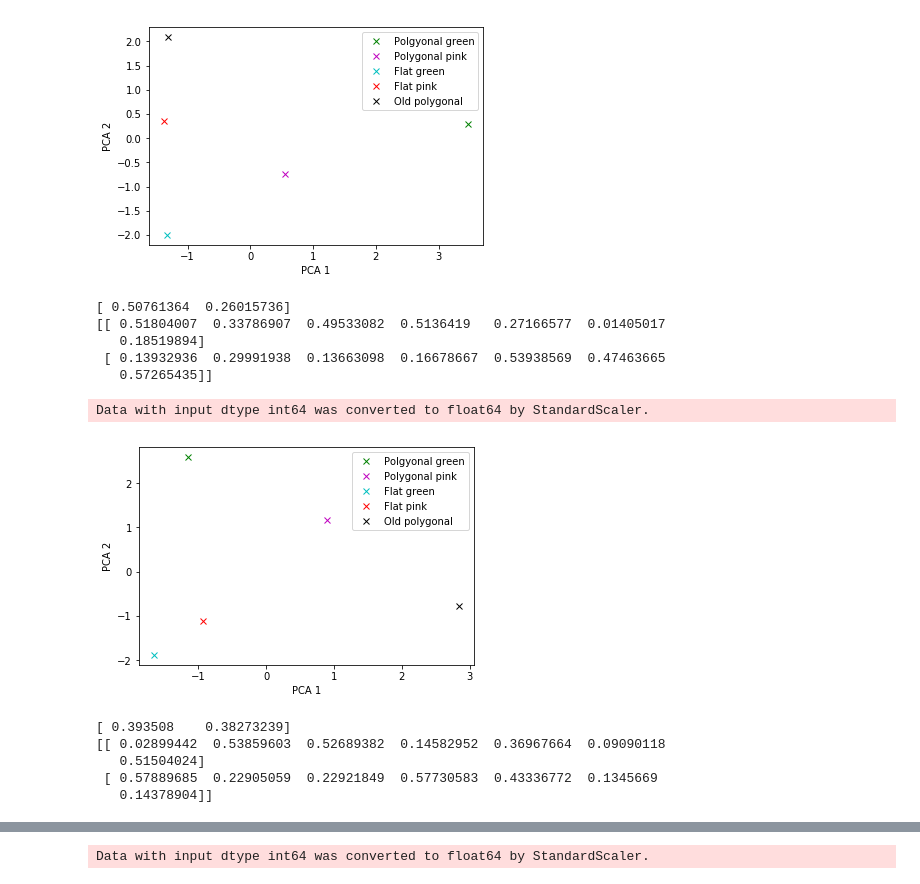
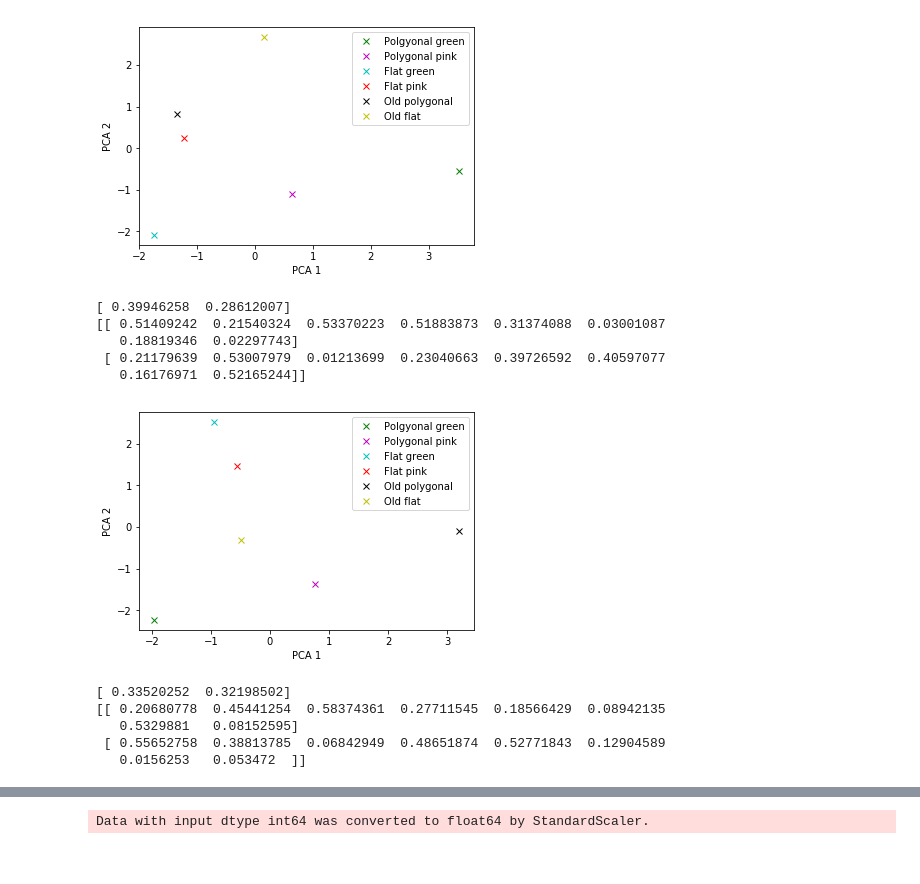
Before and after one commit to sriemer1/senior-thesis, a Jupyter notebook: Jmicrovision data .ipynb, the cells around one changed output, grey strips where cells are left out. Saved outputs shown, nothing was run; the diff lists cells and outputs as text; code cells hidden in the pictures.

```diff
--- a/Jmicrovision data .ipynb
+++ b/Jmicrovision data .ipynb
@@ -240,44 +254,46 @@ plt.show()
 # %%
 #PCA on point count data separated into layers renormalized without amorphous organic matter, relative abundances
 
 from sklearn import decomposition
 from sklearn import datasets
 from sklearn import linear_model
 import numpy as np
 import scipy
 from scipy import *
 from sklearn.preprocessing import StandardScaler
 import matplotlib.pyplot as plt
 
-X=np.array([[42.578125,40.234375,10.546875,6.25,0.390625,0,0],
-[16.01423488,53.7366548,24.19928826,3.558718861,1.067615658,1.423487544,0],
-[3.496503497,44.05594406,37.76223776,1.398601399,12.58741259,0.699300699,0],
-[4.697986577,62.41610738,27.51677852,0,5.369127517,0,0],
-[10.98901099,55.31135531,32.96703297,0,0.366300366,0,0.366300366]])
+X=np.array([[42.578125,40.234375,10.546875,6.25,0.390625,0,0,0],
+[16.01423488,53.7366548,24.19928826,3.558718861,1.067615658,1.423487544,0,0],
+[3.496503497,44.05594406,37.76223776,1.398601399,12.58741259,0.699300699,0,0],
+[4.697986577,62.41610738,27.51677852,0,5.369127517,0,0,0],
+[10.98901099,55.31135531,32.96703297,0,0.366300366,0,0.366300366,0],
+[29.62962963,69.13580247,28.39506173,1.234567901,0.617283951,0,0,0.617283951]])
 
 X_std = StandardScaler().fit_transform(X)
 pca = decomposition.PCA(n_components=2)
 Y = pca.fit_transform(X_std)
 
 p1,=plt.plot(Y[0][0],Y[0][1],'gx',label='Polgyonal green')
 p2,=plt.plot(Y[1][0],Y[1][1],'mx', label='Polygonal pink')
 p3,=plt.plot(Y[2][0],Y[2][1],'cx',label='Flat green')
 p4,=plt.plot(Y[3][0],Y[3][1],'rx',label='Flat pink')
 p5,=plt.plot(Y[4][0],Y[4][1],'kx',label='Old polygonal')
-plt.legend(handles=[p1, p2,p3,p4,p5])
+p6,=plt.plot(Y[5][0],Y[5][1],'yx',label='Old flat')
+plt.legend(handles=[p1, p2,p3,p4,p5,p6])
 plt.xlabel('PCA 1')
 plt.ylabel('PCA 2')
 plt.show()
 
 print(pca.explained_variance_ratio_) #what percent of the variance PCA 1 and 2 explain
 print(abs(pca.components_)) #component scores, how much each variable influences PCA 1 and 2
 # %% [output]
-[figure, old version]
+[figure, new version]
-[ 0.50761364  0.26015736]
-[[ 0.51804007  0.33786907  0.49533082  0.5136419   0.27166577  0.01405017
-   0.18519894]
- [ 0.13932936  0.29991938  0.13663098  0.16678667  0.53938569  0.47463665
-   0.57265435]]
+[ 0.39946258  0.28612007]
+[[ 0.51409242  0.21540324  0.53370223  0.51883873  0.31374088  0.03001087
+   0.18819346  0.02297743]
+ [ 0.21179639  0.53007979  0.01213699  0.23040663  0.39726592  0.40597077
+   0.16176971  0.52165244]]
 # %%
 #PCA on point count data separated into layers renormalized without amorphous organic matter, absolute abundances
 
@@ -290,11 +306,12 @@ from scipy import *
 from sklearn.preprocessing import StandardScaler
 import matplotlib.pyplot as plt
 
-X=np.array([[109, 103, 27, 16,1,0,0],
-[45,151,68,10,3,4,0],
-[5,63,54,2,18,1,0],
-[7,93,41,0,8,0,0],
-[30,151,90,0,1,0,1]])
+X=np.array([[109, 103, 27, 16,1,0,0,0],
+[45,151,68,10,3,4,0,0],
+[5,63,54,2,18,1,0,0],
+[7,93,41,0,8,0,0,0],
+[30,151,90,0,1,0,1,0],
+[48,112,46,2,1,0,0,1]])
 
 X_std = StandardScaler().fit_transform(X)
 pca = decomposition.PCA(n_components=2)
@@ -305,7 +322,8 @@ p2,=plt.plot(Y[1][0],Y[1][1],'mx', label='Polygonal pink')
 p3,=plt.plot(Y[2][0],Y[2][1],'cx',label='Flat green')
 p4,=plt.plot(Y[3][0],Y[3][1],'rx',label='Flat pink')
 p5,=plt.plot(Y[4][0],Y[4][1],'kx',label='Old polygonal')
-plt.legend(handles=[p1, p2,p3,p4,p5])
+p6,=plt.plot(Y[5][0],Y[5][1],'yx',label='Old flat')
+plt.legend(handles=[p1, p2,p3,p4,p5,p6])
 plt.xlabel('PCA 1')
 plt.ylabel('PCA 2')
 plt.show()
@@ -313,13 +331,12 @@ plt.show()
 print(pca.explained_variance_ratio_) #what percent of the variance PCA 1 and 2 explain
 print(abs(pca.components_)) #component scores, how much each variable influences PCA 1 and 2
 # %% [output]
+[figure, new version]
-Data with input dtype int64 was converted to float64 by StandardScaler.
+[ 0.33520252  0.32198502]
+[[ 0.20680778  0.45441254  0.58374361  0.27711545  0.18566429  0.08942135
+   0.5329881   0.08152595]
+ [ 0.55652758  0.38813785  0.06842949  0.48651874  0.52771843  0.12904589
+   0.0156253   0.053472  ]]
-[figure, old version]
-[ 0.393508    0.38273239]
-[[ 0.02899442  0.53859603  0.52689382  0.14582952  0.36967664  0.09090118
-   0.51504024]
- [ 0.57889685  0.22905059  0.22921849  0.57730583  0.43336772  0.1345669
-   0.14378904]]
 # %%
 #PCA on point count data of bulk mats, without amorphous organic matter, relative abundances
 
```
Also changed, not shown: parts of 10 cells of this notebook.
